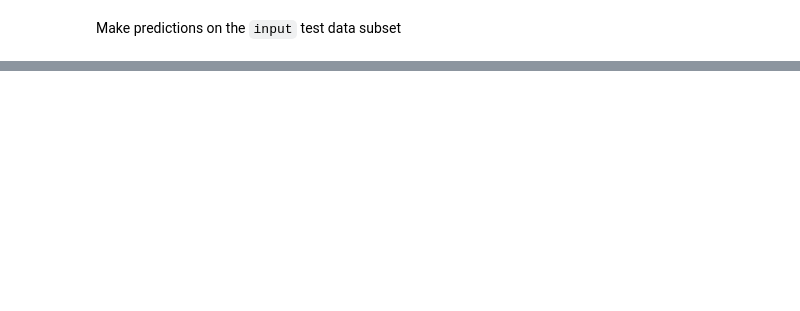
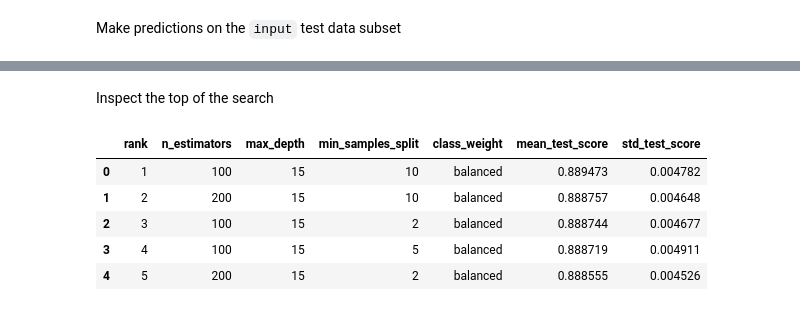
Before and after one commit to arkb2023/mlhttp, a Jupyter notebook: notebooks/evaluate.ipynb, the cells around one changed output, grey strips where cells are left out. Saved outputs shown, nothing was run; the diff lists cells and outputs as text; code cells hidden in the pictures; blank space fills up the shorter version.

```diff
--- a/notebooks/evaluate.ipynb
+++ b/notebooks/evaluate.ipynb
@@ -44,5 +71,6 @@ output_path = model_path / "model.joblib"
 # %%
 # Load the featurised dataset
-%time
-df_featurised = pd.read_parquet(input_path)
+%time df_featurised = pd.read_parquet(input_path)
+print(f"loaded: {input_path.relative_to(repo_root_path)}")
+print(f"shape: {df_featurised.shape}")
 # %% [output]
@@ -168,5 +193,5 @@ model = RandomForestClassifier(random_state=42)
 # %% [markdown]
 Use training and target data subset for model training
 # %%
-model.fit(input_train, output_train.values.ravel())
+%time model.fit(input_train, output_train.values.ravel())
 # %% [output]
@@ -464,0 +491,21 @@ Best CV F1-Score: 0.8880572500244117
+# %% [markdown]
+Inspect the top of the search
+# %%
+top5 = pd.DataFrame(grid_search.cv_results_).sort_values("rank_test_score").head(5)
+top5 = (
+    pd.DataFrame(list(top5["params"]))
+    .assign(
+        mean_test_score=top5["mean_test_score"].round(6).values,
+        std_test_score=top5["std_test_score"].round(6).values,
+        rank=top5["rank_test_score"].values,
+    )
+)[["rank", "n_estimators", "max_depth", "min_samples_split", "class_weight",
+   "mean_test_score", "std_test_score"]]
+top5
+# %% [output]
+|  | rank | n_estimators | max_depth | min_samples_split | class_weight | mean_test_score | std_test_score |
+| 0 | 1 | 100 | 15 | 10 | balanced | 0.889473 | 0.004782 |
+| 1 | 2 | 200 | 15 | 10 | balanced | 0.888757 | 0.004648 |
+| 2 | 3 | 100 | 15 | 2 | balanced | 0.888744 | 0.004677 |
+| 3 | 4 | 100 | 15 | 5 | balanced | 0.888719 | 0.004911 |
+| 4 | 5 | 200 | 15 | 2 | balanced | 0.888555 | 0.004526 |
```
Also changed, not shown: parts of 85 cells of this notebook, 7 other files.
